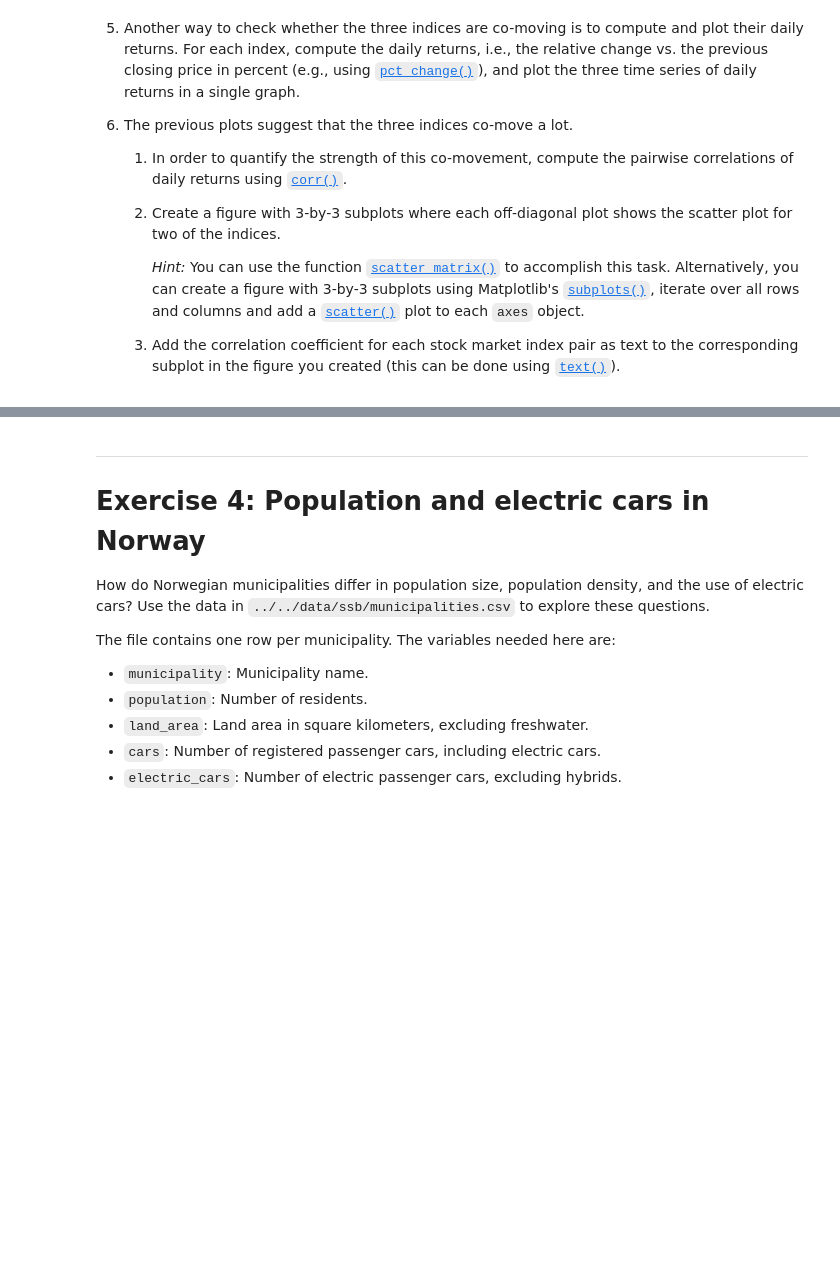
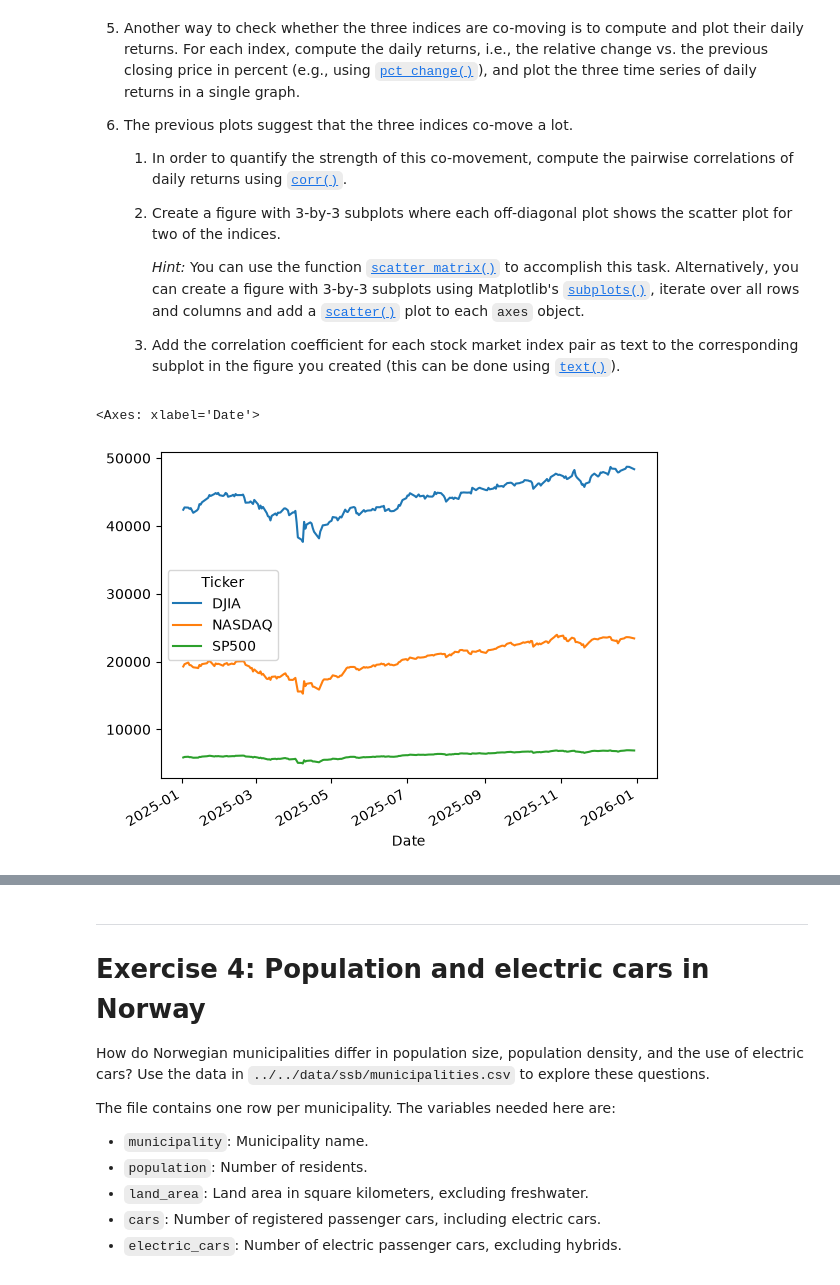
Before and after one commit to FilipThue/TECH2-H26, a Jupyter notebook: workshops/workshop3/workshop3-FT.ipynb, the cells around one changed output, grey strips where cells are left out. Saved outputs shown, nothing was run; the diff lists cells and outputs as text; code cells hidden in the pictures; blank space fills up the shorter version.

```diff
--- a/workshops/workshop3/workshop3-FT.ipynb
+++ b/workshops/workshop3/workshop3-FT.ipynb
@@ -274,3 +258,19 @@ Use the data in `indices.csv` from the folder `../../data/stockmarket` to solve
         as text to the corresponding subplot in the figure you created
         (this can be done using
         [`text()`](https://matplotlib.org/stable/api/_as_gen/matplotlib.pyplot.text.html)).
+# %%
+DATA_PATH = '../../data/stockmarket'
+import pandas as pd
+
+df = pd.read_csv(f'{DATA_PATH}/indices.csv', delimiter='\t', parse_dates=['Date'])
+
+mask = (df['Date'] >= '2025-01-01') & (df['Date'] <= '2025-12-31')
+df_2025 = df[mask]
+
+df25wide = df_2025.pivot(index = 'Date', columns='Ticker', values = 'Price')
+
+df25wide.head()
+df25wide.plot()
+# %% [output]
+<Axes: xlabel='Date'>
+[figure, added]
```
Also changed, not shown: parts of 6 cells of this notebook.
